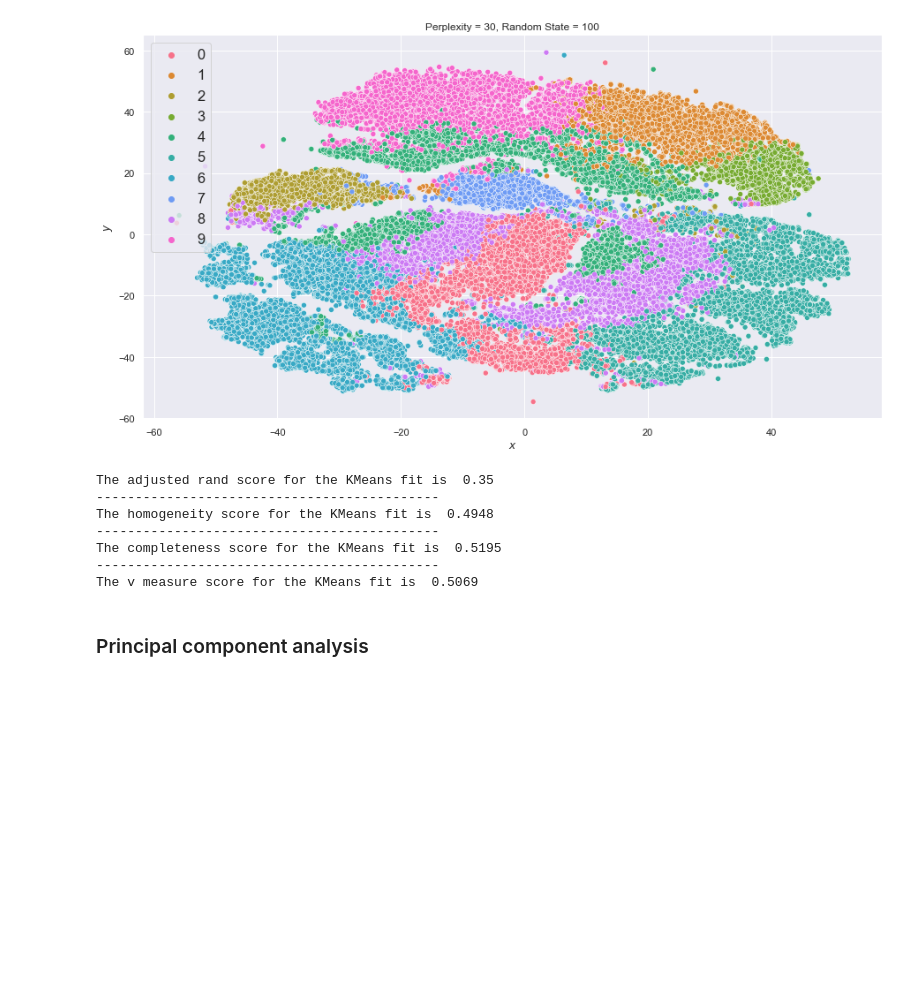
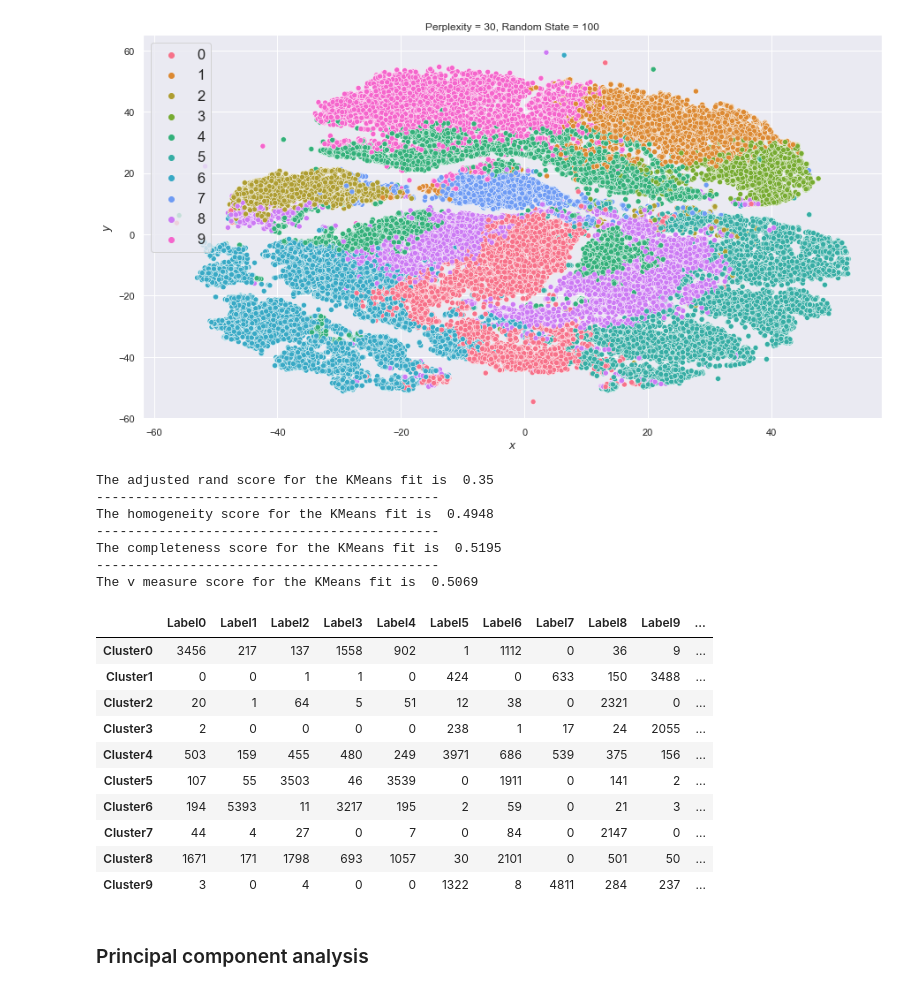
Before and after one commit to JinglunGao/STAT542-FINAL, a Jupyter notebook: Summary Statistics, data processing and unsupervised learning.ipynb, the cells around one changed output. Cells and saved outputs as stored; diff of their text form; code cells hidden in the pictures; blank space fills up the shorter version.

```diff
--- a/Summary Statistics, data processing and unsupervised learning.ipynb
+++ b/Summary Statistics, data processing and unsupervised learning.ipynb
@@ -134,6 +134,33 @@ The homogeneity score for the KMeans fit is  0.4948
 The completeness score for the KMeans fit is  0.5195
 --------------------------------------------
 The v measure score for the KMeans fit is  0.5069
+# %%
+y_pred = kmeans_fit.labels_
+
+def get_dominating_label(x):
+    '''
+    Calculate the frequency of y label in a cluster
+    '''
+    return [sum(x == i) for i in range(10)]
+
+tabel = pd.DataFrame(np.array([np.array(get_dominating_label(y[y_pred == i])) for i in range(10)]),
+             index = ['Cluster' + str(i) for i in range(10)],
+             columns = ['Label' + str(i) for i in range(10)]
+            )
+tabel['Dominating_Label'] = np.argmax(tabel.values, axis = 1)
+tabel
+# %% [output]
+|  | Label0 | Label1 | Label2 | Label3 | Label4 | Label5 | Label6 | Label7 | Label8 | Label9 | ... |
+| Cluster0 | 3456 | 217 | 137 | 1558 | 902 | 1 | 1112 | 0 | 36 | 9 | ... |
+| Cluster1 | 0 | 0 | 1 | 1 | 0 | 424 | 0 | 633 | 150 | 3488 | ... |
+| Cluster2 | 20 | 1 | 64 | 5 | 51 | 12 | 38 | 0 | 2321 | 0 | ... |
+| Cluster3 | 2 | 0 | 0 | 0 | 0 | 238 | 1 | 17 | 24 | 2055 | ... |
+| Cluster4 | 503 | 159 | 455 | 480 | 249 | 3971 | 686 | 539 | 375 | 156 | ... |
+| Cluster5 | 107 | 55 | 3503 | 46 | 3539 | 0 | 1911 | 0 | 141 | 2 | ... |
+| Cluster6 | 194 | 5393 | 11 | 3217 | 195 | 2 | 59 | 0 | 21 | 3 | ... |
+| Cluster7 | 44 | 4 | 27 | 0 | 7 | 0 | 84 | 0 | 2147 | 0 | ... |
+| Cluster8 | 1671 | 171 | 1798 | 693 | 1057 | 30 | 2101 | 0 | 501 | 50 | ... |
+| Cluster9 | 3 | 0 | 4 | 0 | 0 | 1322 | 8 | 4811 | 284 | 237 | ... |
 # %% [markdown]
 ### Principal component analysis
 # %%
```
